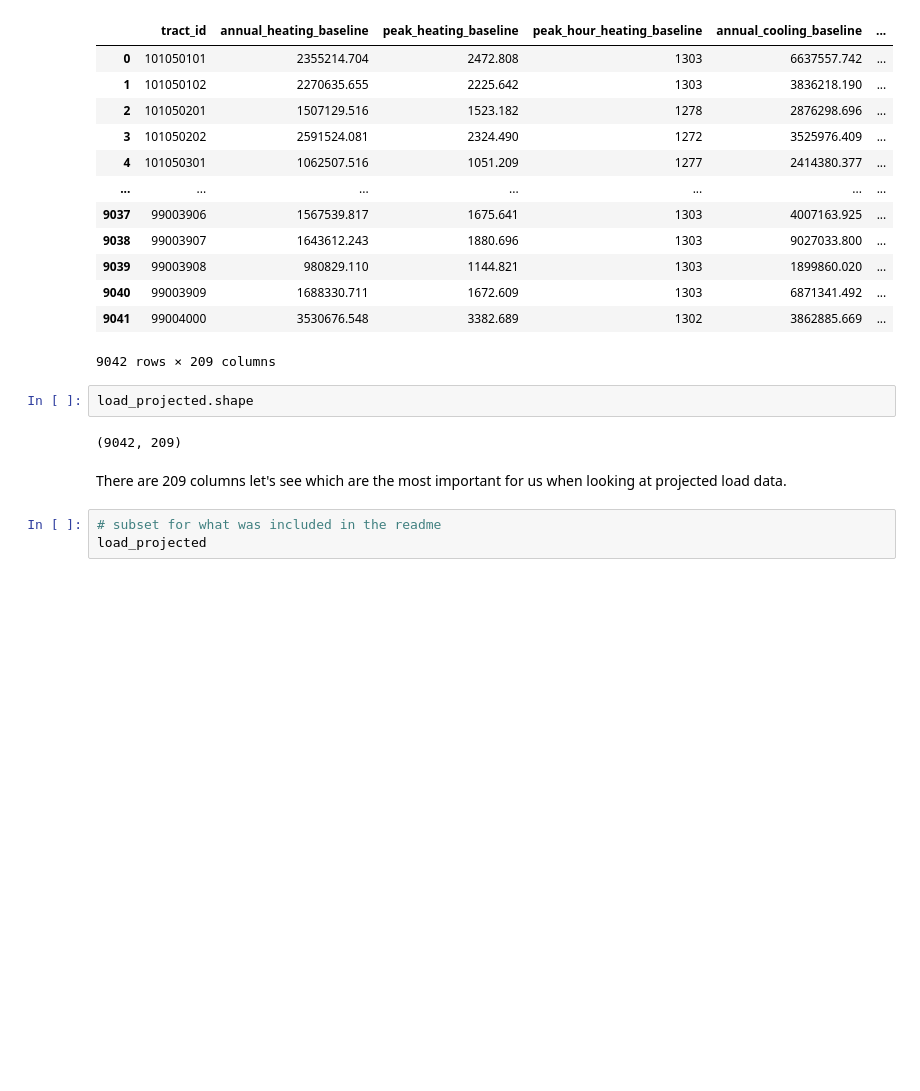
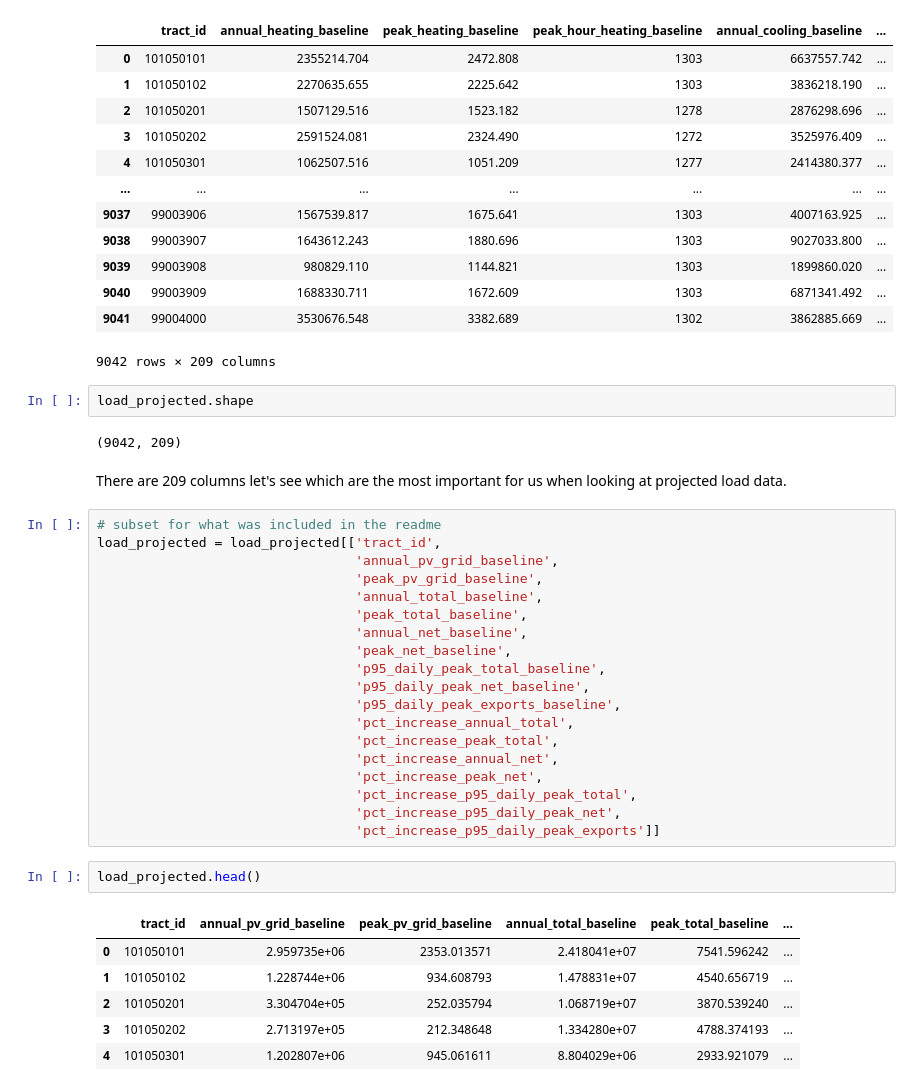
Before and after one commit to ElectriGrid/projected-load-analysis, a Jupyter notebook: headroom_vs_projected.ipynb, the cells around one changed output. Cells and saved outputs as stored; diff of their text form; blank space fills up the shorter version.

```diff
--- a/headroom_vs_projected.ipynb
+++ b/headroom_vs_projected.ipynb
@@ -34,4 +37,29 @@ load_projected.shape
 There are 209 columns let's see which are the most important for us when looking at projected load data.
 # %%
 # subset for what was included in the readme
-load_projected
+load_projected = load_projected[['tract_id',
+                                 'annual_pv_grid_baseline',
+                                 'peak_pv_grid_baseline',
+                                 'annual_total_baseline',
+                                 'peak_total_baseline',
+                                 'annual_net_baseline',
+                                 'peak_net_baseline',
+                                 'p95_daily_peak_total_baseline',
+                                 'p95_daily_peak_net_baseline',
+                                 'p95_daily_peak_exports_baseline',
+                                 'pct_increase_annual_total',
+                                 'pct_increase_peak_total',
+                                 'pct_increase_annual_net',
+                                 'pct_increase_peak_net',
+                                 'pct_increase_p95_daily_peak_total',
+                                 'pct_increase_p95_daily_peak_net',
+                                 'pct_increase_p95_daily_peak_exports']]
+# %%
+load_projected.head()
+# %% [output]
+|  | tract_id | annual_pv_grid_baseline | peak_pv_grid_baseline | annual_total_baseline | peak_total_baseline | ... |
+| 0 | 101050101 | 2.959735e+06 | 2353.013571 | 2.418041e+07 | 7541.596242 | ... |
+| 1 | 101050102 | 1.228744e+06 | 934.608793 | 1.478831e+07 | 4540.656719 | ... |
+| 2 | 101050201 | 3.304704e+05 | 252.035794 | 1.068719e+07 | 3870.539240 | ... |
+| 3 | 101050202 | 2.713197e+05 | 212.348648 | 1.334280e+07 | 4788.374193 | ... |
+| 4 | 101050301 | 1.202807e+06 | 945.061611 | 8.804029e+06 | 2933.921079 | ... |
```
Also changed, not shown: parts of 4 cells of this notebook.
